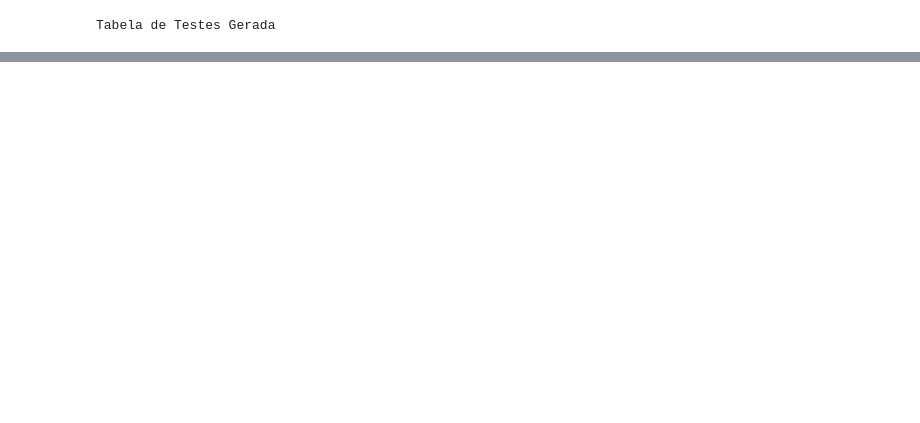
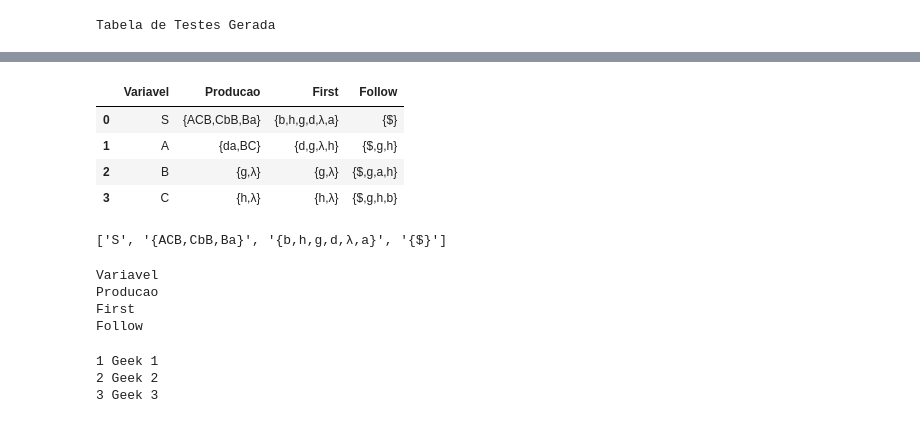
Before and after one commit to fabiobritoo/first-follow, a Jupyter notebook: first_follow.ipynb, the cells around one changed output, grey strips where cells are left out. Saved outputs shown, nothing was run; the diff lists cells and outputs as text; code cells hidden in the pictures; blank space fills up the shorter version.

```diff
--- a/first_follow.ipynb
+++ b/first_follow.ipynb
@@ -529,0 +565,34 @@ Tabela de Testes Gerada
+# %%
+df
+# %% [output]
+|  | Variavel | Producao | First | Follow |
+| 0 | S | {ACB,CbB,Ba} | {b,h,g,d,λ,a} | {$} |
+| 1 | A | {da,BC} | {d,g,λ,h} | {$,g,h} |
+| 2 | B | {g,λ} | {g,λ} | {$,g,a,h} |
+| 3 | C | {h,λ} | {h,λ} | {$,g,h,b} |
+# %%
+list(df.loc[0])
+# %% [output]
+['S', '{ACB,CbB,Ba}', '{b,h,g,d,λ,a}', '{$}']
+# %%
+for row in df:
+    print(df.loc)
+# %% [output]
+Variavel
+Producao
+First
+Follow
+# %%
+data = (
+    (1, 'Geek 1'),
+    (2, 'Geek 2'),
+    (3, 'Geek 3')
+)
+
+for id, name in data:
+
+    print(id,name)
+# %% [output]
+1 Geek 1
+2 Geek 2
+3 Geek 3
```
Also changed, not shown: parts of 32 cells of this notebook, 5 other files.
